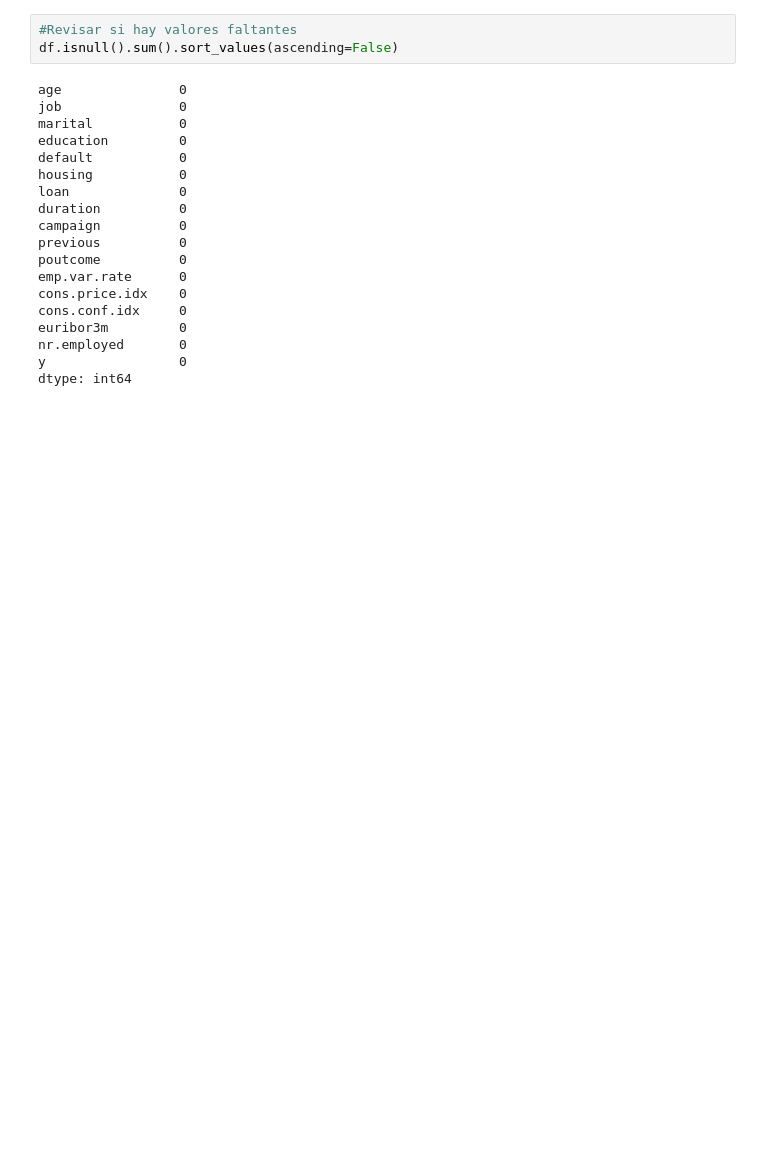
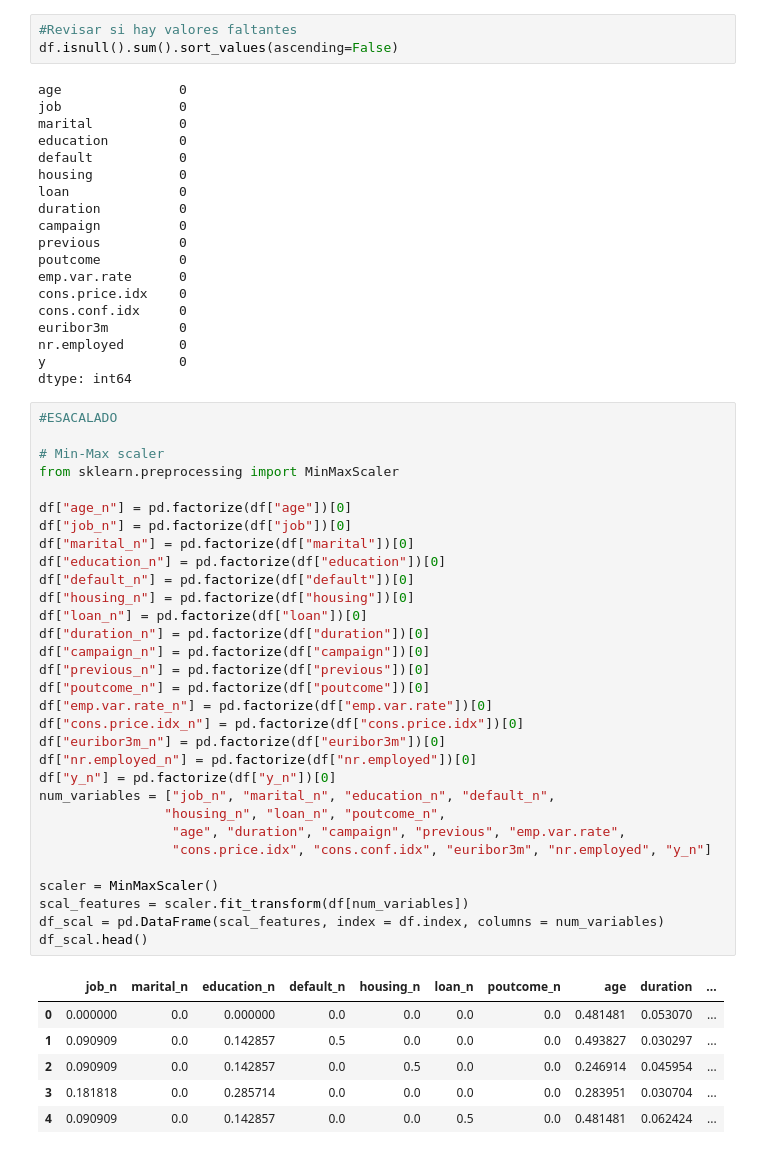
Before and after one commit to Adrian-Mas/Ejercicio_ML, a Jupyter notebook: src/explore.ipynb, the cells around one changed output. Saved outputs shown, nothing was run; the diff lists cells and outputs as text; blank space fills up the shorter version.

```diff
--- a/src/explore.ipynb
+++ b/src/explore.ipynb
@@ -368,3 +368,41 @@ euribor3m         0
 nr.employed       0
 y                 0
 dtype: int64
+# %%
+#ESACALADO
+
+# Min-Max scaler
+from sklearn.preprocessing import MinMaxScaler
+
+df["age_n"] = pd.factorize(df["age"])[0]
+df["job_n"] = pd.factorize(df["job"])[0]
+df["marital_n"] = pd.factorize(df["marital"])[0]
+df["education_n"] = pd.factorize(df["education"])[0]
+df["default_n"] = pd.factorize(df["default"])[0]
+df["housing_n"] = pd.factorize(df["housing"])[0]
+df["loan_n"] = pd.factorize(df["loan"])[0]
+df["duration_n"] = pd.factorize(df["duration"])[0]
+df["campaign_n"] = pd.factorize(df["campaign"])[0]
+df["previous_n"] = pd.factorize(df["previous"])[0]
+df["poutcome_n"] = pd.factorize(df["poutcome"])[0]
+df["emp.var.rate_n"] = pd.factorize(df["emp.var.rate"])[0]
+df["cons.price.idx_n"] = pd.factorize(df["cons.price.idx"])[0]
+df["euribor3m_n"] = pd.factorize(df["euribor3m"])[0]
+df["nr.employed_n"] = pd.factorize(df["nr.employed"])[0]
+df["y_n"] = pd.factorize(df["y_n"])[0]
+num_variables = ["job_n", "marital_n", "education_n", "default_n",
+                "housing_n", "loan_n", "poutcome_n",
+                 "age", "duration", "campaign", "previous", "emp.var.rate",
+                 "cons.price.idx", "cons.conf.idx", "euribor3m", "nr.employed", "y_n"]
+
+scaler = MinMaxScaler()
+scal_features = scaler.fit_transform(df[num_variables])
+df_scal = pd.DataFrame(scal_features, index = df.index, columns = num_variables)
+df_scal.head()
+# %% [output]
+|  | job_n | marital_n | education_n | default_n | housing_n | loan_n | poutcome_n | age | duration | ... |
+| 0 | 0.000000 | 0.0 | 0.000000 | 0.0 | 0.0 | 0.0 | 0.0 | 0.481481 | 0.053070 | ... |
+| 1 | 0.090909 | 0.0 | 0.142857 | 0.5 | 0.0 | 0.0 | 0.0 | 0.493827 | 0.030297 | ... |
+| 2 | 0.090909 | 0.0 | 0.142857 | 0.0 | 0.5 | 0.0 | 0.0 | 0.246914 | 0.045954 | ... |
+| 3 | 0.181818 | 0.0 | 0.285714 | 0.0 | 0.0 | 0.0 | 0.0 | 0.283951 | 0.030704 | ... |
+| 4 | 0.090909 | 0.0 | 0.142857 | 0.0 | 0.0 | 0.5 | 0.0 | 0.481481 | 0.062424 | ... |
```
Also changed, not shown: parts of 10 cells of this notebook, 2 other files.
